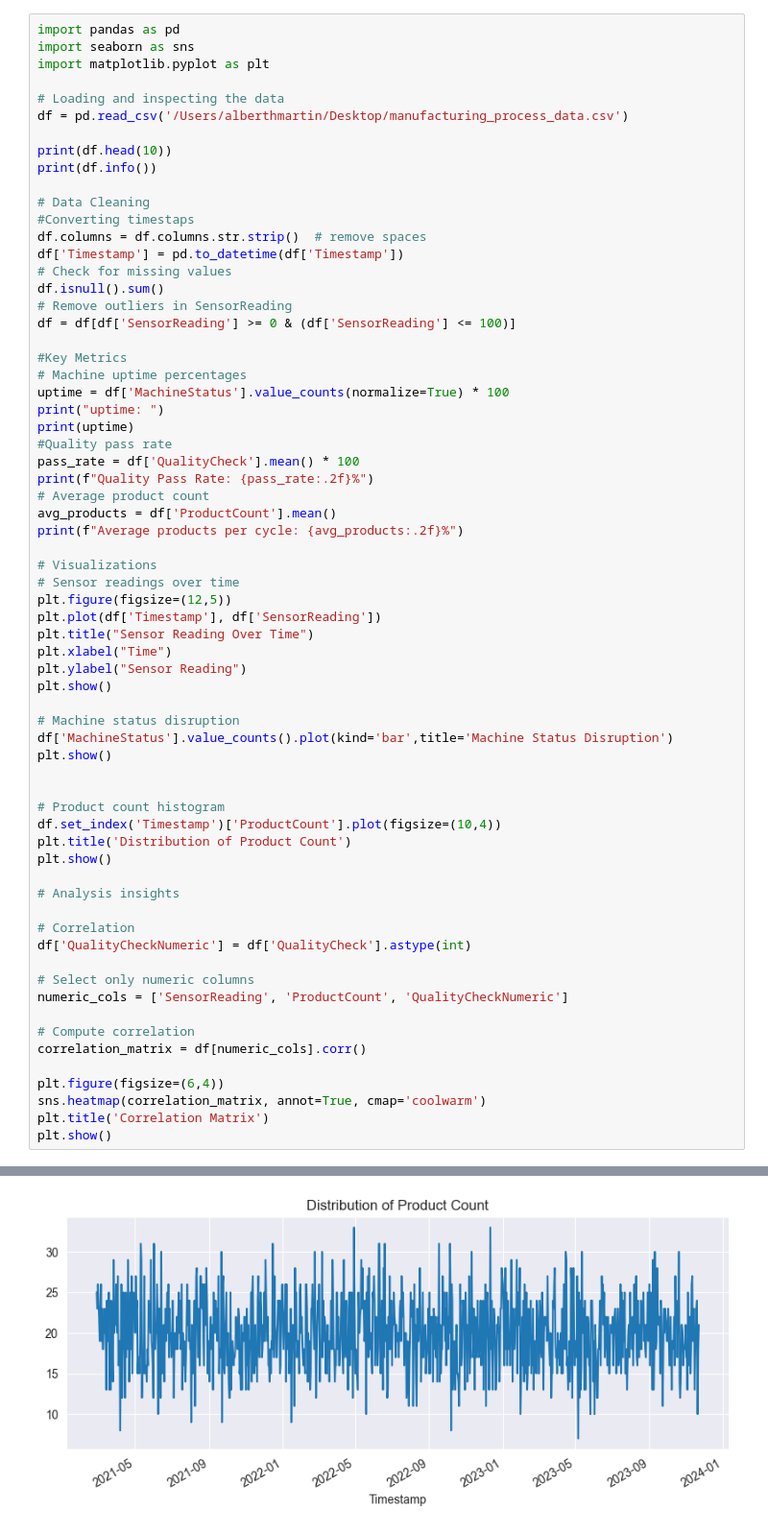
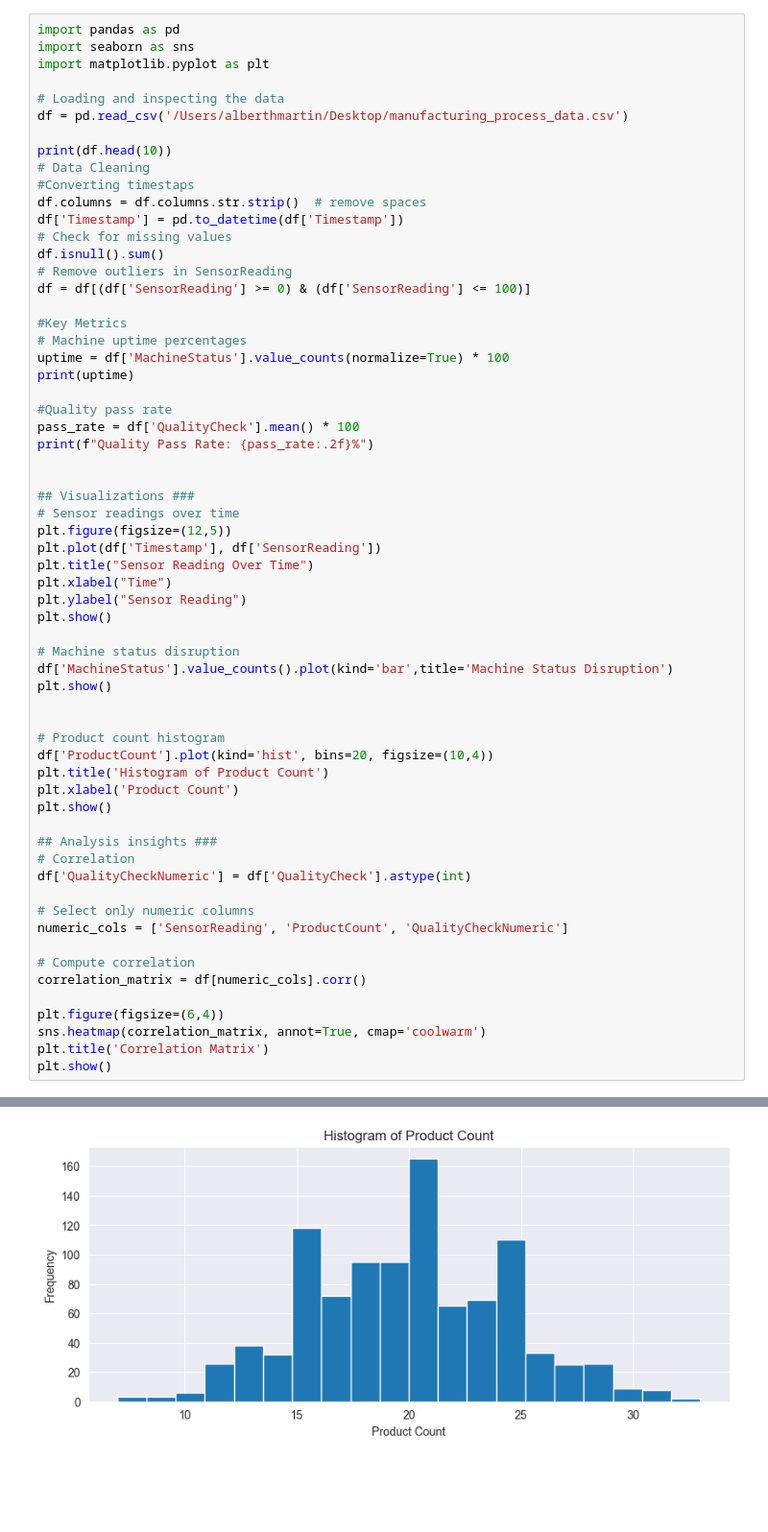
Before and after one commit to AlberthMartin/production-line-manufacturing-data-analysis, a Jupyter notebook: notebook.ipynb, the cells around one changed output, grey strips where cells are left out. Shown at 96% size. Saved outputs shown, nothing was run; the diff lists cells and outputs as text; blank space fills up the shorter version.

```diff
--- a/notebook.ipynb
+++ b/notebook.ipynb
@@ -33,8 +34,6 @@ import matplotlib.pyplot as plt
 df = pd.read_csv('/Users/alberthmartin/Desktop/manufacturing_process_data.csv')
 
 print(df.head(10))
-print(df.info())
-
 # Data Cleaning
 #Converting timestaps
 df.columns = df.columns.str.strip()  # remove spaces
@@ -42,21 +41,19 @@ df['Timestamp'] = pd.to_datetime(df['Timestamp'])
 # Check for missing values
 df.isnull().sum()
 # Remove outliers in SensorReading
-df = df[df['SensorReading'] >= 0 & (df['SensorReading'] <= 100)]
+df = df[(df['SensorReading'] >= 0) & (df['SensorReading'] <= 100)]
 
 #Key Metrics
 # Machine uptime percentages
 uptime = df['MachineStatus'].value_counts(normalize=True) * 100
-print("uptime: ")
 print(uptime)
+
 #Quality pass rate
 pass_rate = df['QualityCheck'].mean() * 100
 print(f"Quality Pass Rate: {pass_rate:.2f}%")
-# Average product count
-avg_products = df['ProductCount'].mean()
-print(f"Average products per cycle: {avg_products:.2f}%")
 
-# Visualizations
+
+## Visualizations ###
 # Sensor readings over time
 plt.figure(figsize=(12,5))
 plt.plot(df['Timestamp'], df['SensorReading'])
@@ -71,12 +68,12 @@ plt.show()
 
 
 # Product count histogram
-df.set_index('Timestamp')['ProductCount'].plot(figsize=(10,4))
-plt.title('Distribution of Product Count')
+df['ProductCount'].plot(kind='hist', bins=20, figsize=(10,4))
+plt.title('Histogram of Product Count')
+plt.xlabel('Product Count')
 plt.show()
 
-# Analysis insights
-
+## Analysis insights ###
 # Correlation
 df['QualityCheckNumeric'] = df['QualityCheck'].astype(int)
 
@@ -111,4 +108,4 @@ Average products per cycle: 19.88%
 [figure]
 [figure]
-[figure, old version]
+[figure, new version]
 [figure]
```
Also changed, not shown: parts of 2 cells of this notebook.
